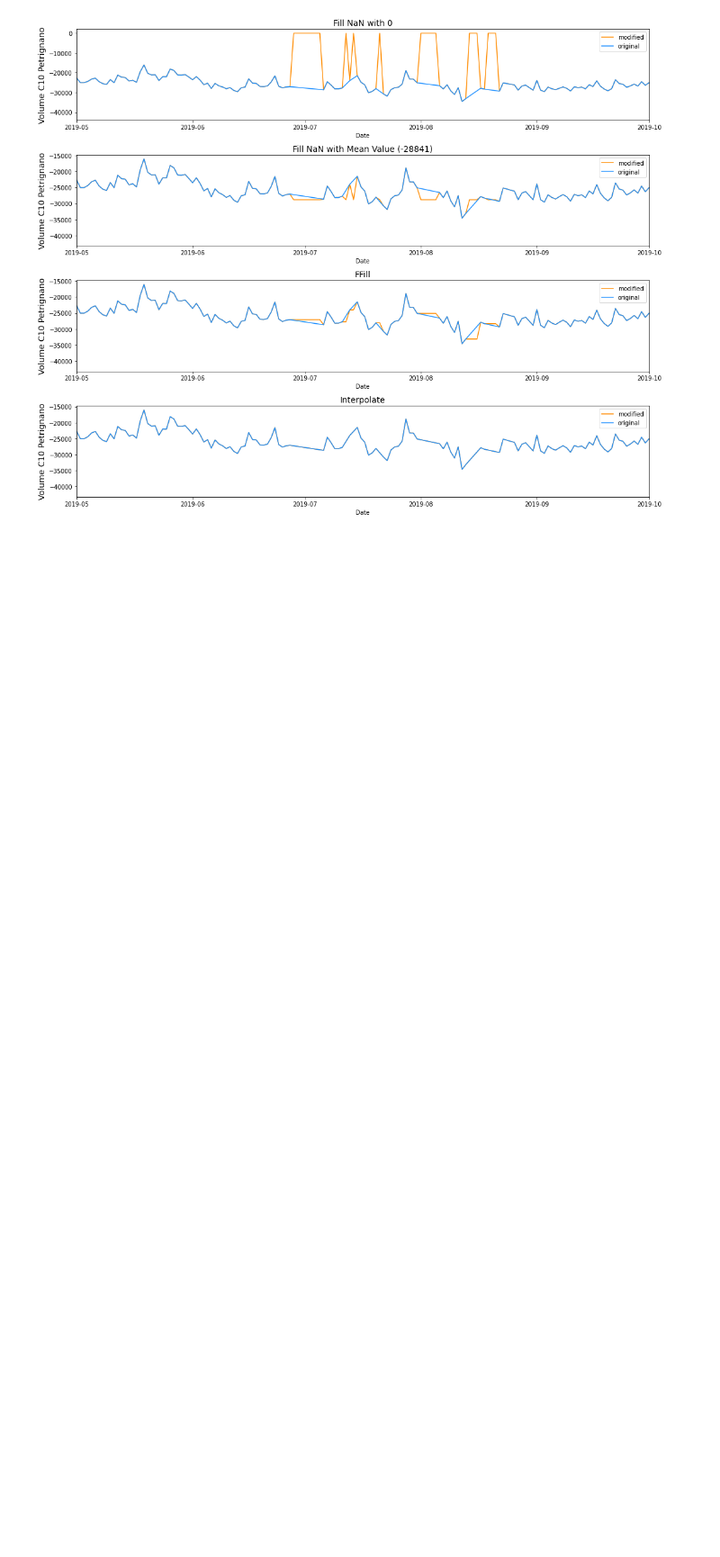
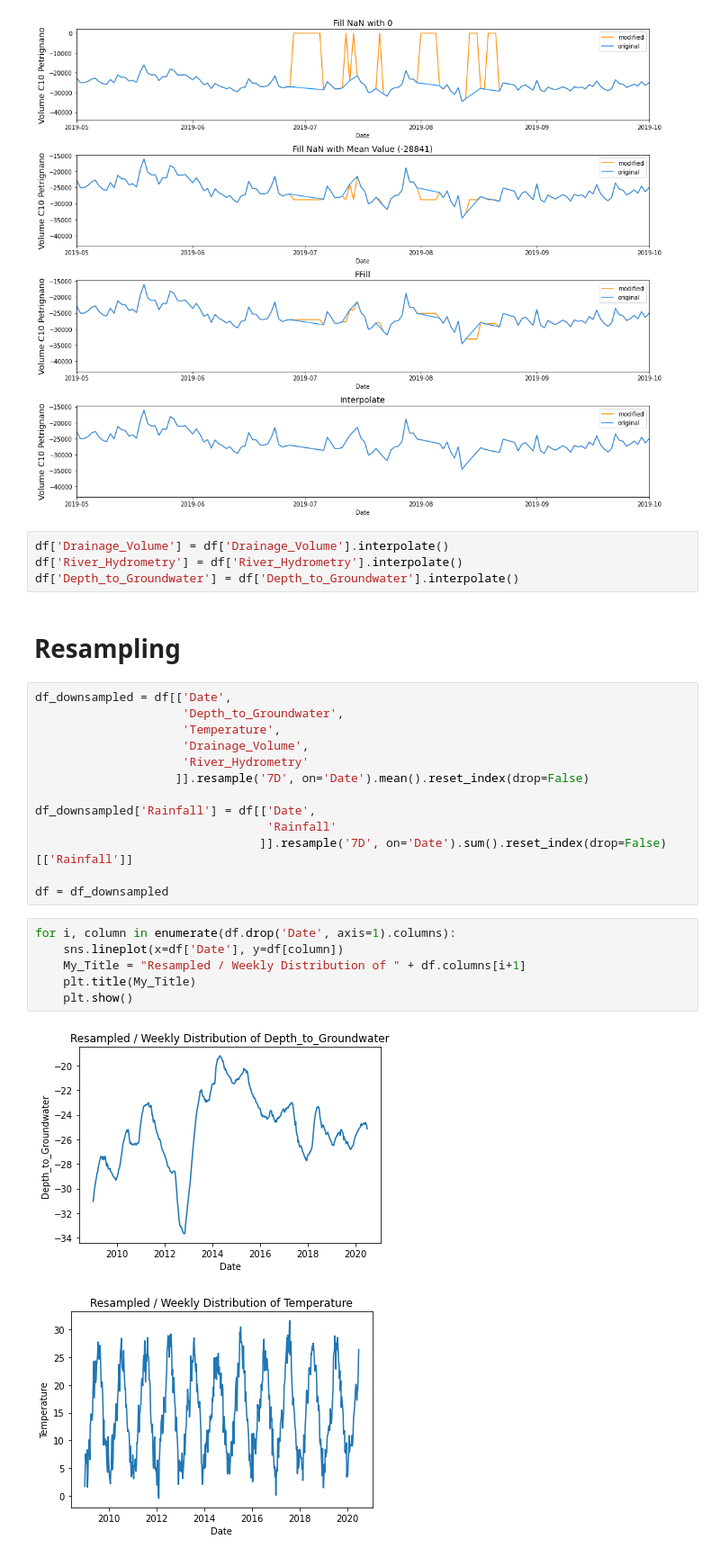
Before and after one commit to ak06645/Acea-Smart-Water-Analytics, a Jupyter notebook: Aquifer_Petrignano.ipynb, the cells around one changed output. Shown at 90% size. Drawn from its saved outputs; the diff is of its cells as text; blank space fills up the shorter version.

Commit message:
Added river_arino

```diff
--- a/Aquifer_Petrignano.ipynb
+++ b/Aquifer_Petrignano.ipynb
@@ -223,3 +223,31 @@ plt.tight_layout()
 plt.show()
 # %% [output]
 [figure]
+# %%
+df['Drainage_Volume'] = df['Drainage_Volume'].interpolate()
+df['River_Hydrometry'] = df['River_Hydrometry'].interpolate()
+df['Depth_to_Groundwater'] = df['Depth_to_Groundwater'].interpolate()
+# %% [markdown]
+# Resampling
+# %%
+df_downsampled = df[['Date',
+                     'Depth_to_Groundwater',
+                     'Temperature',
+                     'Drainage_Volume',
+                     'River_Hydrometry'
+                    ]].resample('7D', on='Date').mean().reset_index(drop=False)
+
+df_downsampled['Rainfall'] = df[['Date',
+                                 'Rainfall'
+                                ]].resample('7D', on='Date').sum().reset_index(drop=False)[['Rainfall']]
+
+df = df_downsampled
+# %%
+for i, column in enumerate(df.drop('Date', axis=1).columns):
+    sns.lineplot(x=df['Date'], y=df[column])
+    My_Title = "Resampled / Weekly Distribution of " + df.columns[i+1]
+    plt.title(My_Title)
+    plt.show()
+# %% [output]
+[figure, added]
+[figure, added]
```
Also changed, not shown: parts of 18 cells of this notebook, 3 other files.
